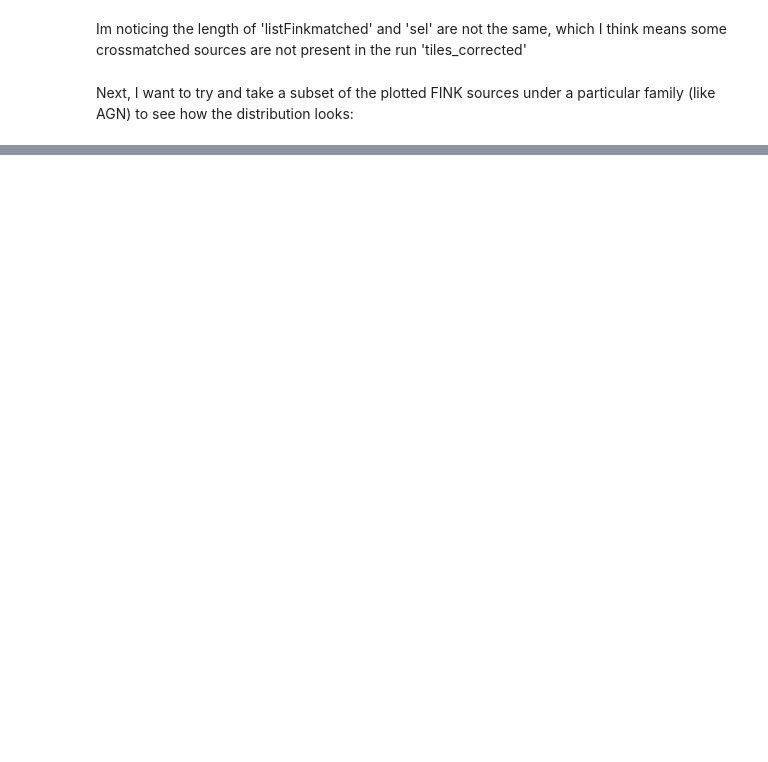
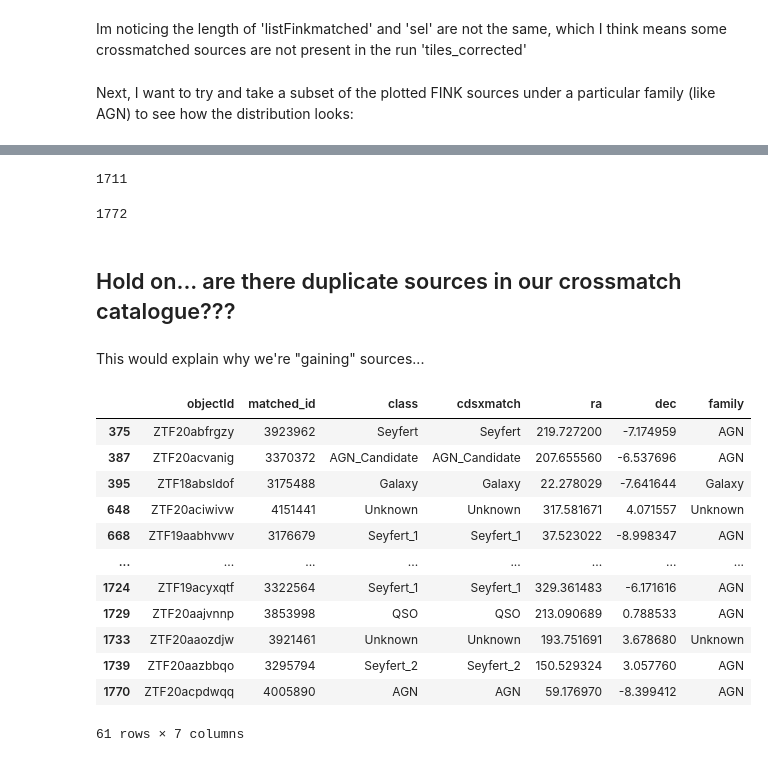
Before and after one commit to CallanG258/Project_VAST_FINK, a Jupyter notebook: VAST Source Query & Analysis.ipynb, the cells around one changed output, grey strips where cells are left out. Drawn from its saved outputs; the diff is of its cells as text; code cells hidden in the pictures; blank space fills up the shorter version.

Commit message:
Catalogue Dupicates?

```diff
--- a/VAST Source Query & Analysis.ipynb
+++ b/VAST Source Query & Analysis.ipynb
@@ -282,0 +305,30 @@ It seems like the distribution of AGNs is fairly uniform and in line with the ma
+# %%
+len(pd.unique(cmf['matched_id']))
+# %% [output]
+1711
+# %%
+len(cmf['matched_id'])
+# %% [output]
+1772
+# %% [markdown]
+## Hold on... are there duplicate sources in our crossmatch catalogue???
+# %% [markdown]
+This would explain why we're "gaining" sources...
+# %%
+dup=cmf[cmf.duplicated(subset=['matched_id']) == True]
+# %%
+dup
+# %% [output]
+|  | objectId | matched_id | class | cdsxmatch | ra | dec | family |
+| 375 | ZTF20abfrgzy | 3923962 | Seyfert | Seyfert | 219.727200 | -7.174959 | AGN |
+| 387 | ZTF20acvanig | 3370372 | AGN_Candidate | AGN_Candidate | 207.655560 | -6.537696 | AGN |
+| 395 | ZTF18absldof | 3175488 | Galaxy | Galaxy | 22.278029 | -7.641644 | Galaxy |
+| 648 | ZTF20aciwivw | 4151441 | Unknown | Unknown | 317.581671 | 4.071557 | Unknown |
+| 668 | ZTF19aabhvwv | 3176679 | Seyfert_1 | Seyfert_1 | 37.523022 | -8.998347 | AGN |
+| ... | ... | ... | ... | ... | ... | ... | ... |
+| 1724 | ZTF19acyxqtf | 3322564 | Seyfert_1 | Seyfert_1 | 329.361483 | -6.171616 | AGN |
+| 1729 | ZTF20aajvnnp | 3853998 | QSO | QSO | 213.090689 | 0.788533 | AGN |
+| 1733 | ZTF20aaozdjw | 3921461 | Unknown | Unknown | 193.751691 | 3.678680 | Unknown |
+| 1739 | ZTF20aazbbqo | 3295794 | Seyfert_2 | Seyfert_2 | 150.529324 | 3.057760 | AGN |
+| 1770 | ZTF20acpdwqq | 4005890 | AGN | AGN | 59.176970 | -8.399412 | AGN |
+61 rows × 7 columns
```
Also changed, not shown: parts of 22 cells of this notebook, 3 other files.
